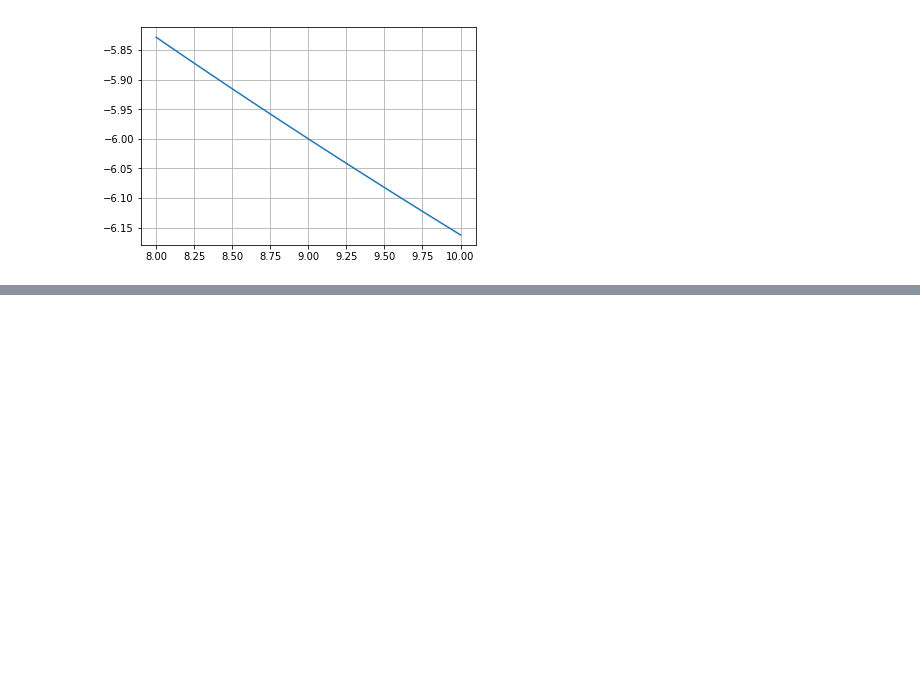
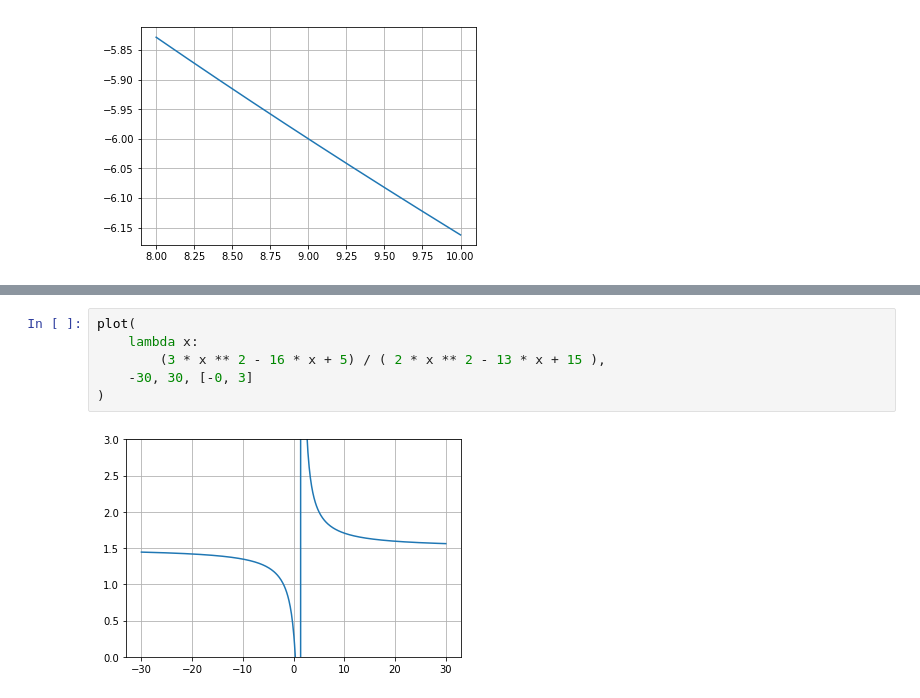
Before and after one commit to bddap/math251, a Jupyter notebook: lab2.ipynb, the cells around one changed output, grey strips where cells are left out. Drawn from its saved outputs; the diff is of its cells as text; blank space fills up the shorter version.

```diff
--- a/lab2.ipynb
+++ b/lab2.ipynb
@@ -391,0 +428,8 @@ plot(lambda x: (9 - x) / (sqrt(x) - 3), 8, 10)
+# %%
+plot(
+    lambda x:
+        (3 * x ** 2 - 16 * x + 5) / ( 2 * x ** 2 - 13 * x + 15 ),
+    -30, 30, [-0, 3]
+)
+# %% [output]
+[figure, added]
```
Also changed, not shown: parts of 13 cells of this notebook, 1 other file.
